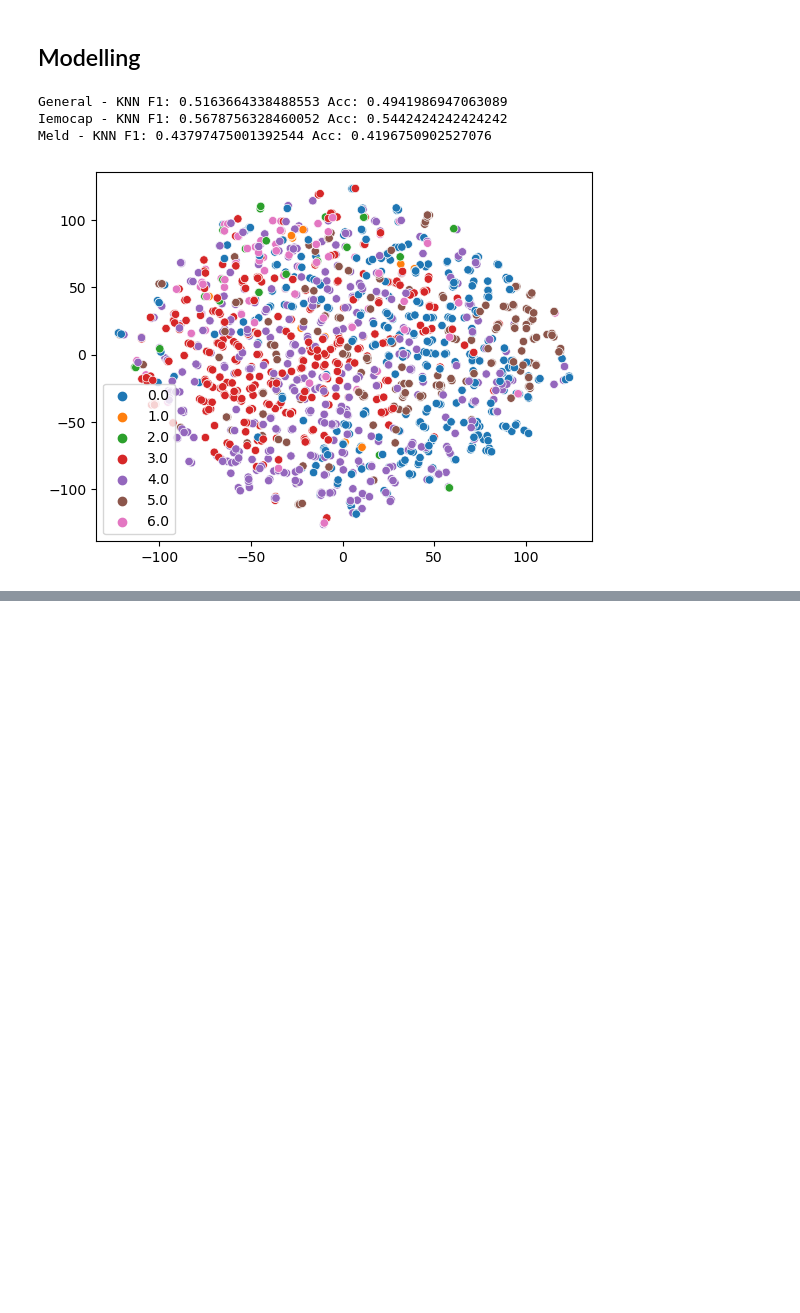
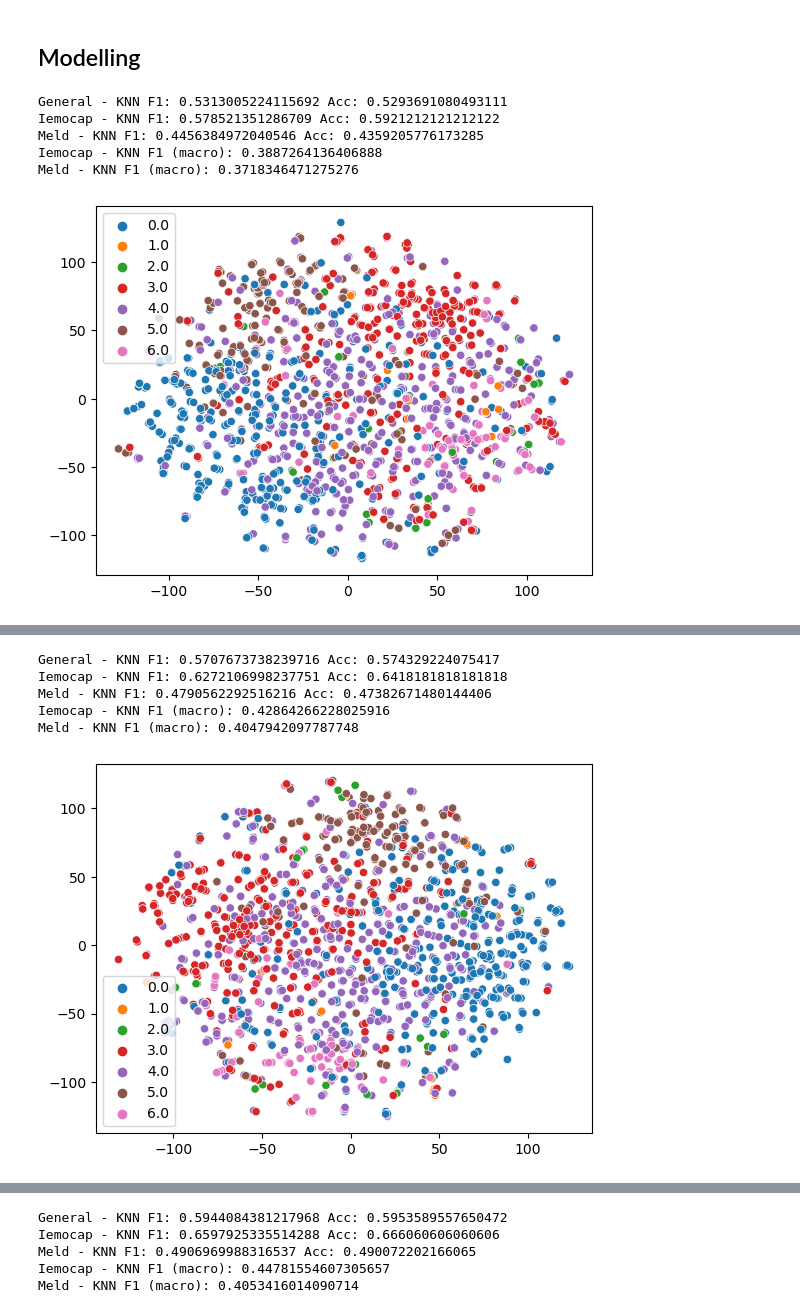
Before and after one commit to machadoprx/c4ai_audio_text_clip, a Jupyter notebook: c4ai_emotions_audio_text_clip_e2e_TEXT_ENCODER.ipynb, the cells around one changed output, grey strips where cells are left out. Cells and saved outputs as stored; diff of their text form; code cells hidden in the pictures; blank space fills up the shorter version.

```diff
--- a/c4ai_emotions_audio_text_clip_e2e_TEXT_ENCODER.ipynb
+++ b/c4ai_emotions_audio_text_clip_e2e_TEXT_ENCODER.ipynb
@@ -190,7 +190,9 @@ train_text
 | 43409 | Enjoy the ride! | joy |
 43410 rows × 2 columns
 # %%
-train_text_final = pd.concat([go_emotions.rename(columns={"grouped_label":"label"}), train_df_erc_resampled]).reset_index(drop=True).drop(columns="path")
-train_text_final = train_df_erc_resampled.assign(has_meld=train_df_erc_resampled["path"].apply(lambda x: True if "MELD" in x else False))
-#train_text_final = train_text_final[train_text_final["has_meld"] == True]
-train_text_final
+train_text_final = pd.concat([go_emotions.rename(columns={"grouped_label":"label"}), train_df_erc_resampled, train_df_erc_resampled]).reset_index(drop=True).drop(columns="path")
+#train_text_final = train_df_erc_resampled.assign(has_meld=train_df_erc_resampled["path"].apply(lambda x: True if "MELD" in x else False))
+
+#train_text_final_meld = train_text_final[train_text_final["has_meld"] == True]
+
+#train_text_final = pd.concat([train_text_final, train_text_final_meld]).reset_index(drop=True)
@@ -375,10 +334,10 @@ class TextEncoder(nn.Module):
             "input_ids":tokenized["input_ids"].to(0),
             "attention_mask": att_mask
         }
-        out = self.encoder(**tokenized)[0]
+        out = self.encoder(**tokenized)
 
-        #out = mean_pooling(out, att_mask)
-        out = out[:, 0, :]
+        out = mean_pooling(out, att_mask)
+        #out = out[:, 0, :]
         return out
 # %%
 import numpy as np
@@ -451,6 +412,6 @@ class FaissKNeighbors:
 # %%
 MODEL_NAME = 'sentence-transformers/all-MiniLM-L12-v2'
-PATH_TO_SAVE = 'text_encoder_ready_L2_test2'
+PATH_TO_SAVE = 'text_encoder_ready_L2_test4'
 !mkdir -p {PATH_TO_SAVE}
 
 supcon_model = TextCLIP(
@@ -504,18 +465,21 @@ while e < epochs:
     preds = []
 
     for i, batch_indices in enumerate(tqdm(train_loader, total=len(train_loader))):
-
+        if i == len(train_loader)-1:
+            continue
         batch = train_text_final.iloc[batch_indices[0]]
         sentences = list(batch["text"])
 
         # Augment Context
         for k, s in enumerate(sentences):
-            if '[CTX]' not in s:
-                continue
+            if '[CTX]' in s:
 
-            if np.random.rand() < 0.5:
-                split = s.split('[CTX]')
-                sentences[k] = split[1]
+                if np.random.rand() < 0.5:
+                    split = s.split('[CTX]')
+                    if np.random.randint(0, 2) == 0:
+                        sentences[k] = split[0]
+                    else:
+                        sentences[k] = split[1]
 
         target = torch.Tensor(lab_encoder.transform(list(batch["label"])))
 
@@ -557,6 +521,11 @@ while e < epochs:
 
             batch = test_df_erc.iloc[batch_indices[0]]
             sentences = list(batch["text"])
+
+            #for k, s in enumerate(sentences):
+            #    if '[CTX]' not in s:
+            #        sentences[k] = " [CTX] " + s
+
             target = torch.Tensor(lab_encoder.transform(list(batch["label"])))
 
             with torch.cuda.amp.autocast(enabled=True, dtype=torch.float16) as autocast, torch.backends.cuda.sdp_kernel(enable_flash=False) as disable:
@@ -590,34 +559,39 @@ while e < epochs:
     general_f1_meld = f1_score(targets_val[meld_idx], preds[meld_idx], average='weighted')
     general_acc_meld = accuracy_score(targets_val[meld_idx], preds[meld_idx])
 
     print(f'General - KNN F1: {general_f1} Acc: {general_acc}')
     print(f'Iemocap - KNN F1: {general_f1_iemocap} Acc: {general_acc_iemocap}')
     print(f'Meld - KNN F1: {general_f1_meld} Acc: {general_acc_meld}')
 
+    print(f"Iemocap - KNN F1 (macro): {f1_score(targets_val[iemocap_idx], preds[iemocap_idx], average='macro')}")
+    print(f"Meld - KNN F1 (macro): {f1_score(targets_val[meld_idx], preds[meld_idx], average='macro')}")
+
     idx = np.random.randint(len(proj_val), size=2000)
 
     proj_val_samp = proj_val[idx, :]
     targets_val_samp = targets_val[idx]
     tsne = TSNE(n_components=2, learning_rate='auto', init='pca', perplexity=5).fit_transform(proj_val_samp)
 
     sns.scatterplot(x=tsne[:, 0], y=tsne[:, 1], hue=targets_val_samp, palette='tab10')
     plt.show()
 
     print(f'Epoch: {e + 1} - Train Loss: {epoch_loss}')
     e += 1
 
     with open(f"{PATH_TO_SAVE}/metrics_epoch_{e}.txt", "w") as f:
         f.write(f'General - KNN F1 (weighted): {general_f1} Acc: {general_acc}')
         f.write(f'Iemocap - KNN F1: {general_f1_iemocap} Acc: {general_acc_iemocap}')
         f.write(f'Meld - KNN F1: {general_f1_meld} Acc: {general_acc_meld}')
 
     if general_f1 > old_f1 or general_f1_iemocap > old_f1_iemocap or general_f1_meld > old_f1_meld:
         checkpoint = {"model": supcon_model.state_dict(),
                   "optimizer": opt.state_dict(),
                   "scaler": scaler.state_dict()}
         torch.save(checkpoint, f'{PATH_TO_SAVE}/pytorch_model_AudioTextCLIP_epoch_{e}.bin')
 # %% [output]
-General - KNN F1: 0.5163664338488553 Acc: 0.4941986947063089
-Iemocap - KNN F1: 0.5678756328460052 Acc: 0.5442424242424242
-Meld - KNN F1: 0.43797475001392544 Acc: 0.4196750902527076
+General - KNN F1: 0.5313005224115692 Acc: 0.5293691080493111
+Iemocap - KNN F1: 0.578521351286709 Acc: 0.5921212121212122
+Meld - KNN F1: 0.4456384972040546 Acc: 0.4359205776173285
+Iemocap - KNN F1 (macro): 0.3887264136406888
+Meld - KNN F1 (macro): 0.3718346471275276
-[figure, old version]
+[figure, new version]
@@ -624,0 +599,6 @@ Epoch: 1 - Train Loss: 6.223855749766032
+General - KNN F1: 0.5707673738239716 Acc: 0.574329224075417
+Iemocap - KNN F1: 0.6272106998237751 Acc: 0.6418181818181818
+Meld - KNN F1: 0.4790562292516216 Acc: 0.47382671480144406
+Iemocap - KNN F1 (macro): 0.42864266228025916
+Meld - KNN F1 (macro): 0.4047942097787748
+[figure, added]
@@ -624,0 +606,5 @@ Epoch: 1 - Train Loss: 6.223855749766032
+General - KNN F1: 0.5944084381217968 Acc: 0.5953589557650472
+Iemocap - KNN F1: 0.6597925335514288 Acc: 0.666060606060606
+Meld - KNN F1: 0.4906969988316537 Acc: 0.490072202166065
+Iemocap - KNN F1 (macro): 0.44781554607305657
+Meld - KNN F1 (macro): 0.4053416014090714
```
Also changed, not shown: parts of 18 cells of this notebook.
